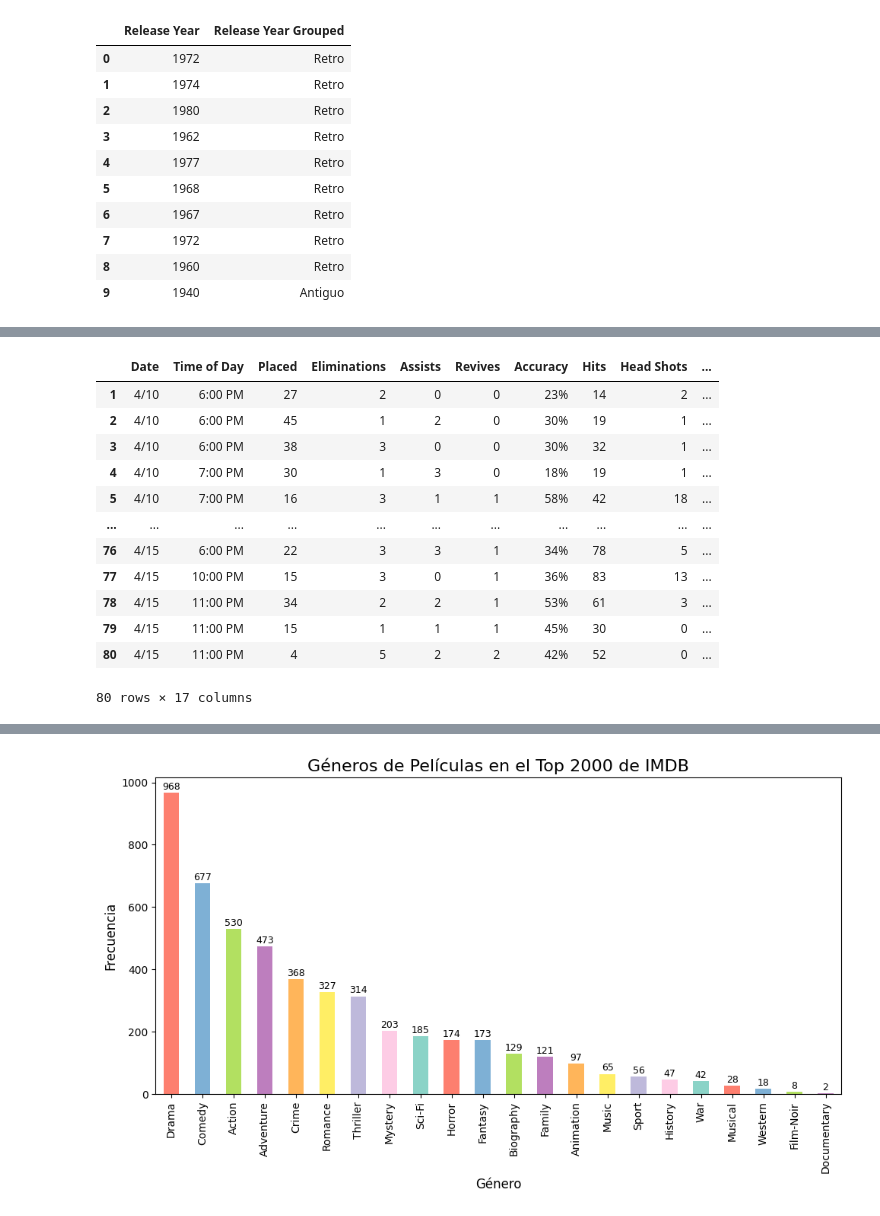
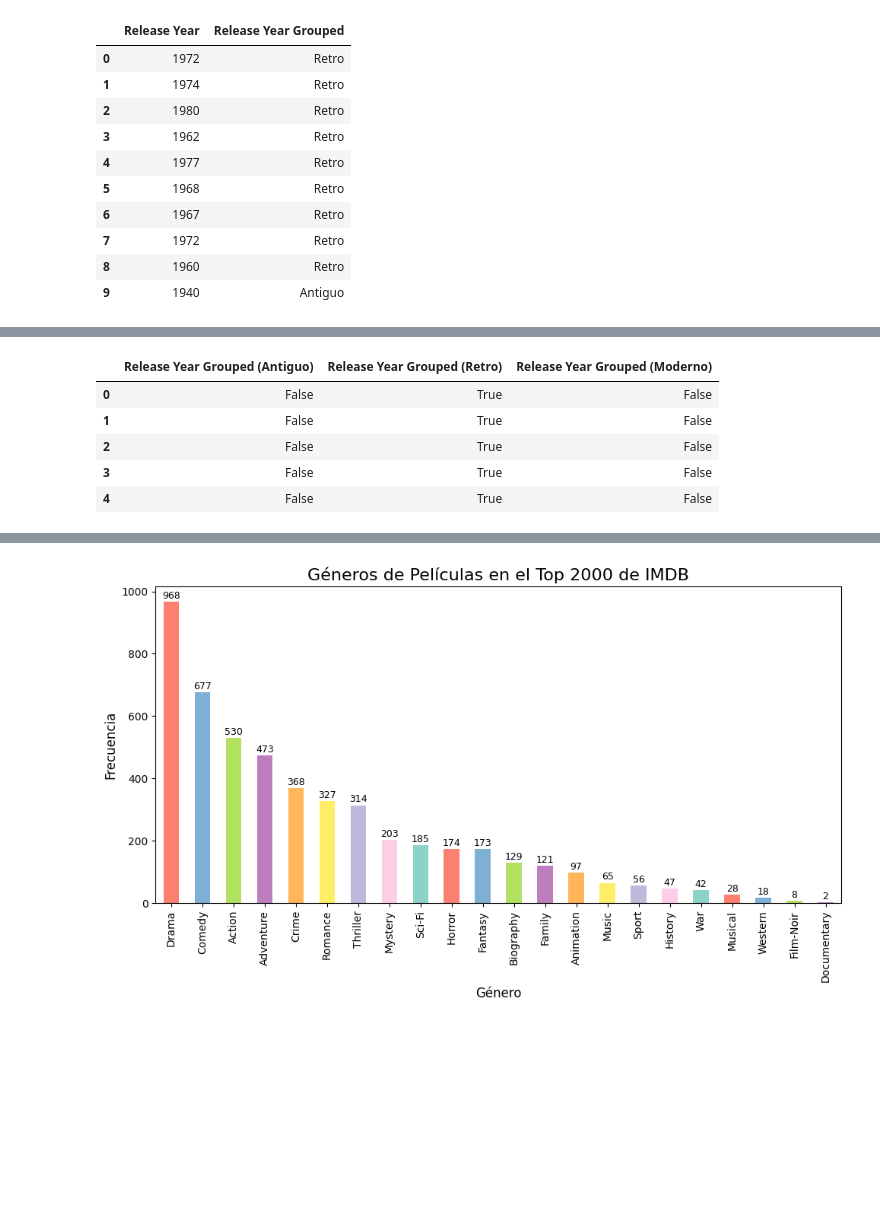
Before and after one commit to DiegoAraneda98/TCPD-Tarea-2, a Jupyter notebook: tarea2.ipynb, the cells around one changed output, grey strips where cells are left out. Saved outputs shown, nothing was run; the diff lists cells and outputs as text; code cells hidden in the pictures; blank space fills up the shorter version.

```diff
--- a/tarea2.ipynb
+++ b/tarea2.ipynb
@@ -395 +381,11 @@ Como podemos observar ahora, para el *dataframe 1*, el valor de *Mental State* s
+# %%
+variable_indicadora.rename(columns={'Antiguo':'Release Year Grouped (Antiguo)', 'Retro':'Release Year Grouped (Retro)','Moderno':'Release Year Grouped (Moderno)'}, inplace=True)
+variable_indicadora.head()
+# %% [output]
+|  | Release Year Grouped (Antiguo) | Release Year Grouped (Retro) | Release Year Grouped (Moderno) |
+| 0 | False | True | False |
+| 1 | False | True | False |
+| 2 | False | True | False |
+| 3 | False | True | False |
+| 4 | False | True | False |
 # %%
@@ -401,16 +396,0 @@ df1.drop("Mental State", axis = 1, inplace=True)
-# %%
-df1.head(80)
-# %% [output]
-|  | Date | Time of Day | Placed | Eliminations | Assists | Revives | Accuracy | Hits | Head Shots | ... |
-| 1 | 4/10 | 6:00 PM | 27 | 2 | 0 | 0 | 23% | 14 | 2 | ... |
-| 2 | 4/10 | 6:00 PM | 45 | 1 | 2 | 0 | 30% | 19 | 1 | ... |
-| 3 | 4/10 | 6:00 PM | 38 | 3 | 0 | 0 | 30% | 32 | 1 | ... |
-| 4 | 4/10 | 7:00 PM | 30 | 1 | 3 | 0 | 18% | 19 | 1 | ... |
-| 5 | 4/10 | 7:00 PM | 16 | 3 | 1 | 1 | 58% | 42 | 18 | ... |
-| ... | ... | ... | ... | ... | ... | ... | ... | ... | ... | ... |
-| 76 | 4/15 | 6:00 PM | 22 | 3 | 3 | 1 | 34% | 78 | 5 | ... |
-| 77 | 4/15 | 10:00 PM | 15 | 3 | 0 | 1 | 36% | 83 | 13 | ... |
-| 78 | 4/15 | 11:00 PM | 34 | 2 | 2 | 1 | 53% | 61 | 3 | ... |
-| 79 | 4/15 | 11:00 PM | 15 | 1 | 1 | 1 | 45% | 30 | 0 | ... |
-| 80 | 4/15 | 11:00 PM | 4 | 5 | 2 | 2 | 42% | 52 | 0 | ... |
-80 rows × 17 columns
```
Also changed, not shown: parts of 43 cells of this notebook, 1 other file.
